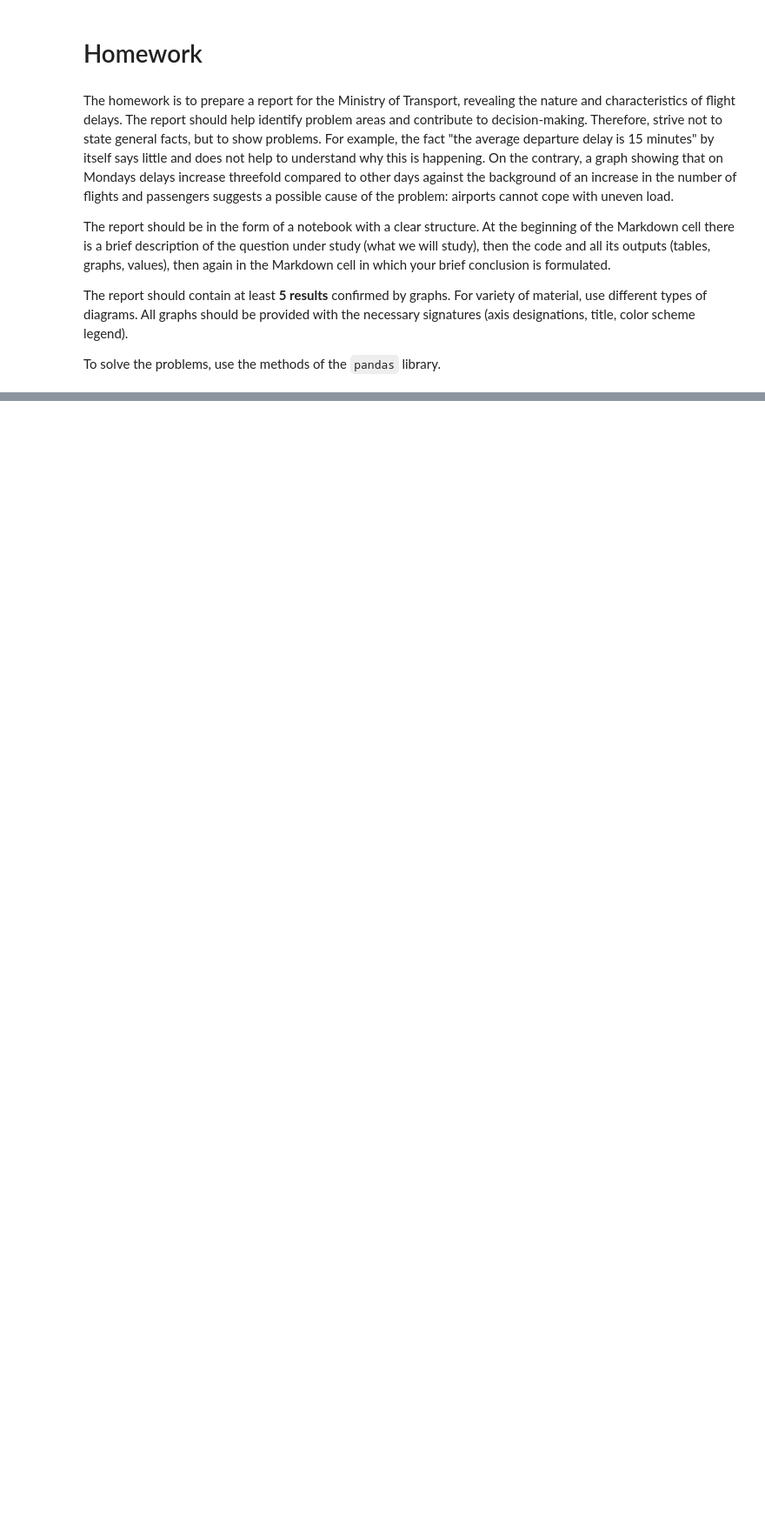
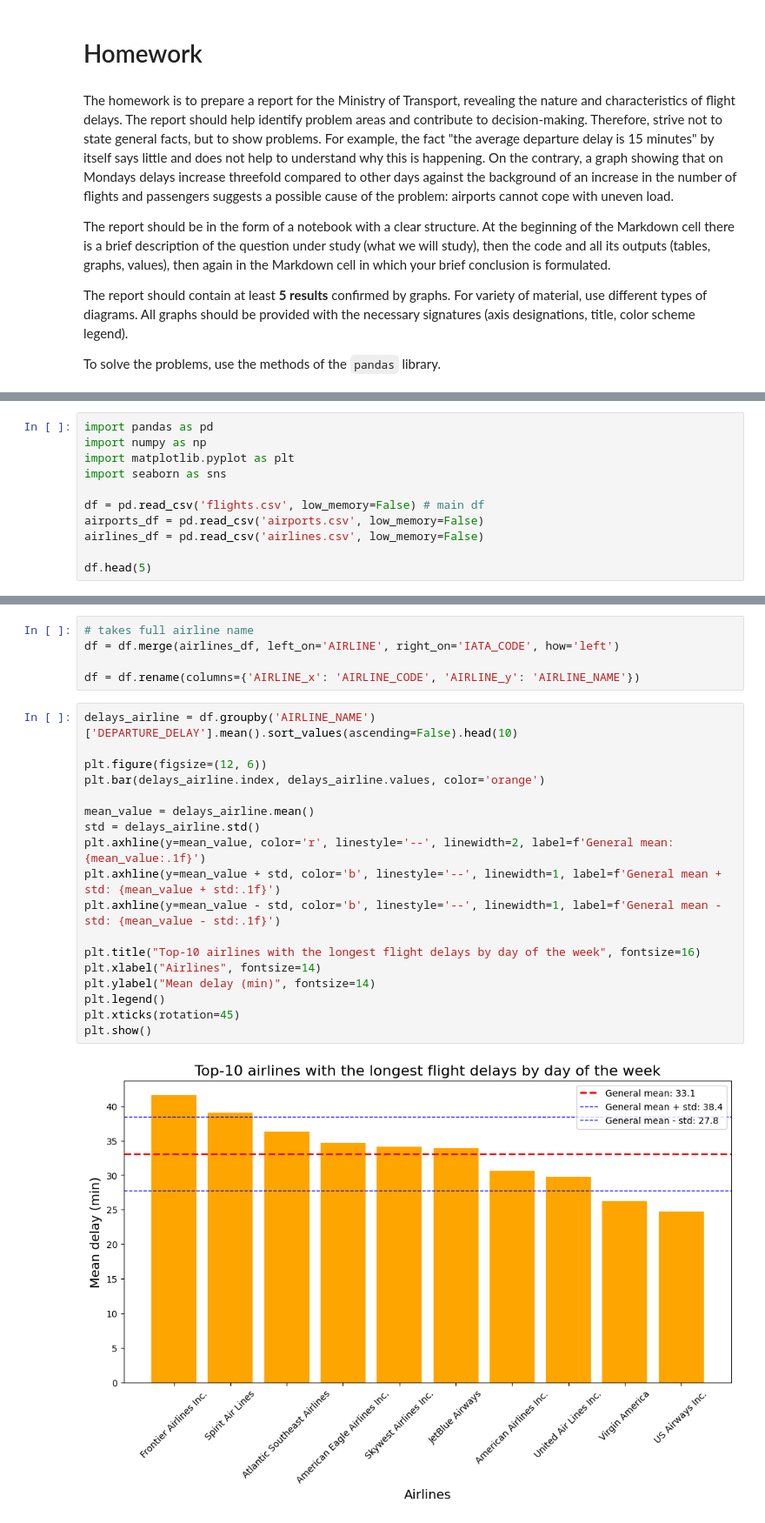
Before and after one commit to serovks/StatPrak_6sem, a Jupyter notebook: hw4.ipynb, the cells around one changed output, grey strips where cells are left out. Shown at 87% size. Cells and saved outputs as stored; diff of their text form; blank space fills up the shorter version.

```diff
--- a/hw4.ipynb
+++ b/hw4.ipynb
@@ -217,0 +14,11 @@ plt.show()
+# %%
+import pandas as pd
+import numpy as np
+import matplotlib.pyplot as plt
+import seaborn as sns
+
+df = pd.read_csv('flights.csv', low_memory=False) # main df
+airports_df = pd.read_csv('airports.csv', low_memory=False)
+airlines_df = pd.read_csv('airlines.csv', low_memory=False)
+
+df.head(5)
@@ -217,0 +175,25 @@ plt.show()
+# %%
+# takes full airline name
+df = df.merge(airlines_df, left_on='AIRLINE', right_on='IATA_CODE', how='left')
+
+df = df.rename(columns={'AIRLINE_x': 'AIRLINE_CODE', 'AIRLINE_y': 'AIRLINE_NAME'})
+# %%
+delays_airline = df.groupby('AIRLINE_NAME')['DEPARTURE_DELAY'].mean().sort_values(ascending=False).head(10)
+
+plt.figure(figsize=(12, 6))
+plt.bar(delays_airline.index, delays_airline.values, color='orange')
+
+mean_value = delays_airline.mean()
+std = delays_airline.std()
+plt.axhline(y=mean_value, color='r', linestyle='--', linewidth=2, label=f'General mean: {mean_value:.1f}')
+plt.axhline(y=mean_value + std, color='b', linestyle='--', linewidth=1, label=f'General mean + std: {mean_value + std:.1f}')
+plt.axhline(y=mean_value - std, color='b', linestyle='--', linewidth=1, label=f'General mean - std: {mean_value - std:.1f}')
+
+plt.title("Top-10 airlines with the longest flight delays by day of the week", fontsize=16)
+plt.xlabel("Airlines", fontsize=14)
+plt.ylabel("Mean delay (min)", fontsize=14)
+plt.legend()
+plt.xticks(rotation=45)
+plt.show()
+# %% [output]
+[figure, added]
```
Also changed, not shown: parts of 46 cells of this notebook.
